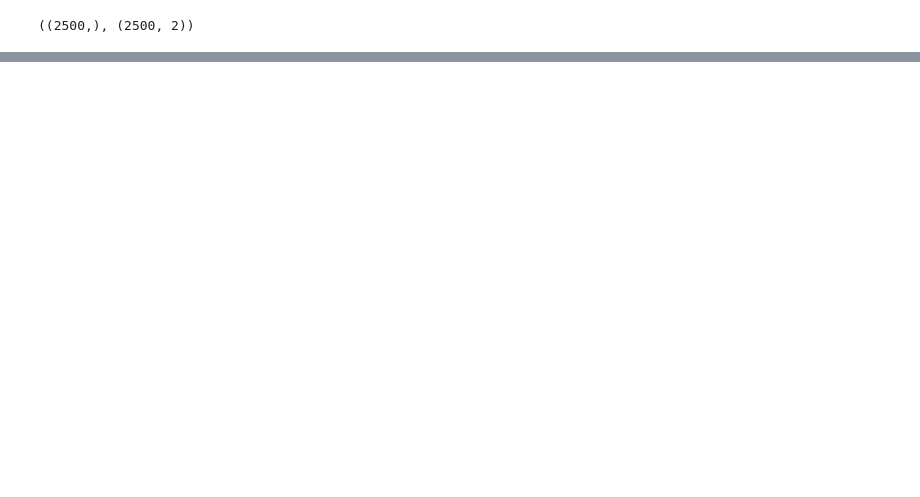
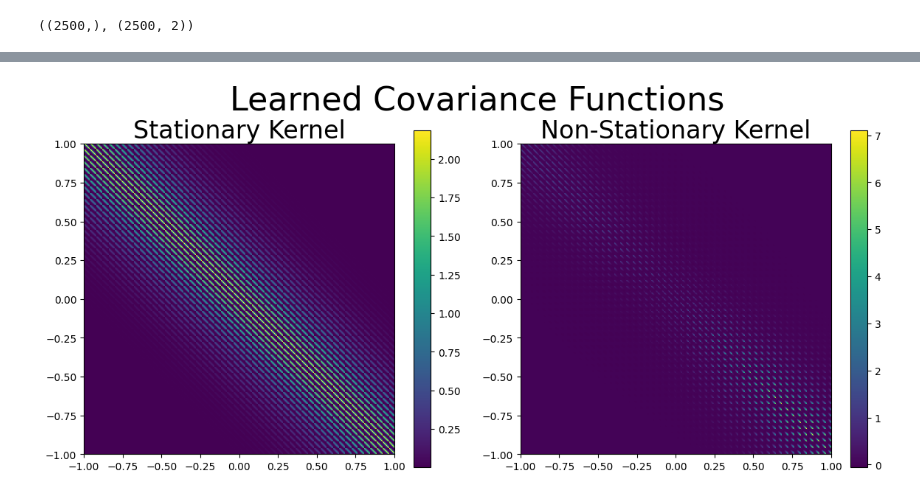
Before and after one commit to edrian-liao/uhi-deep-learning, a Jupyter notebook: notebooks/07_nonstationary_data.ipynb, the cells around one changed output, grey strips where cells are left out. Cells and saved outputs as stored; diff of their text form; code cells hidden in the pictures; blank space fills up the shorter version.

```diff
--- a/notebooks/07_nonstationary_data.ipynb
+++ b/notebooks/07_nonstationary_data.ipynb
@@ -224,0 +267,32 @@ Root Mean Squared Error (RMSE): 0.4833
+# %%
+# Compute the learned covariance matrix from the trained model
+def compute_learned_covariance(model, test_x):
+    model.eval()
+    with torch.no_grad():
+        cov_matrix = model.covar_module(test_x, test_x).evaluate()
+    return cov_matrix
+
+# Generate test points
+test_x = torch.tensor(X, dtype=torch.float32)
+
+# Compute the learned covariance matrix
+K_learned = compute_learned_covariance(trained_model, test_x)
+K_learned_stat = compute_learned_covariance(train_model_exact, test_x)
+
+# Plot the learned covariance function
+fig, axes = plt.subplots(1, 2, figsize=(12, 5.5))
+im1 = axes[0].imshow(K_learned_stat.numpy(), cmap="viridis", interpolation="nearest", extent=(-1, 1, -1, 1))
+axes[0].set_title("Stationary Kernel", fontsize=24)
+fig.colorbar(im1, ax=axes[0])
+
+
+im2 = axes[1].imshow(K_learned.numpy(), cmap="viridis", interpolation="nearest", extent=(-1, 1, -1, 1))
+axes[1].set_title("Non-Stationary Kernel", fontsize=24)
+fig.colorbar(im2, ax=axes[1])
+
+plt.suptitle("Learned Covariance Functions", fontsize=32)
+plt.tight_layout()
+
+plt.show()
+# %% [output]
+[figure, added]
```
Also changed, not shown: parts of 13 cells of this notebook.
